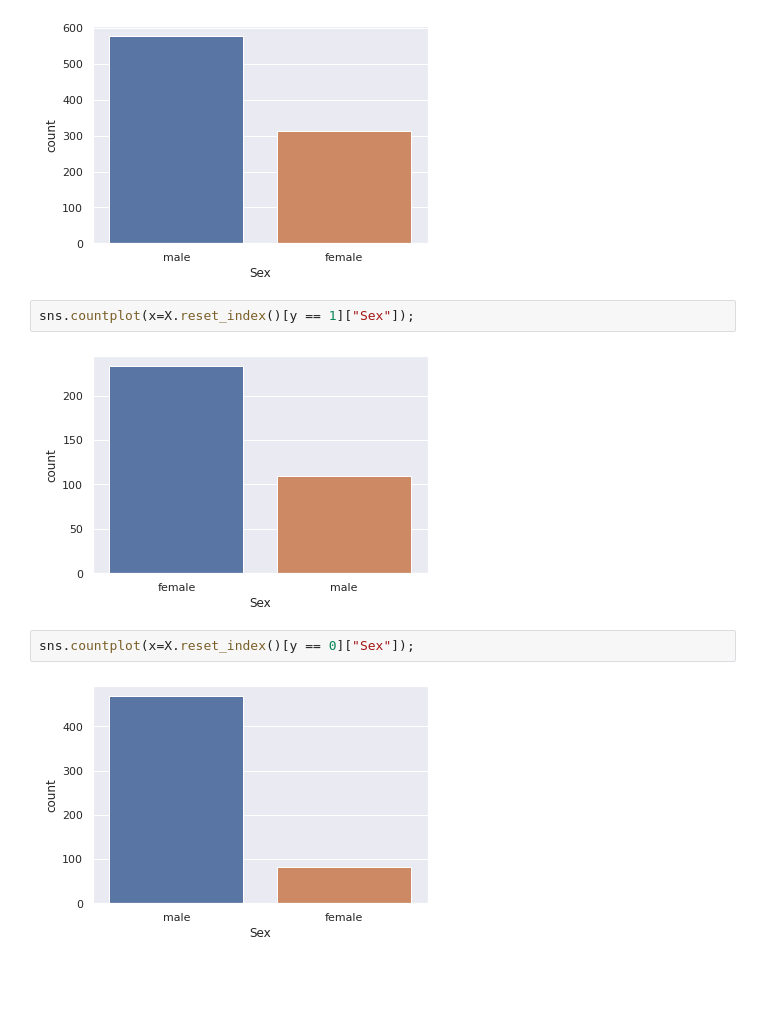
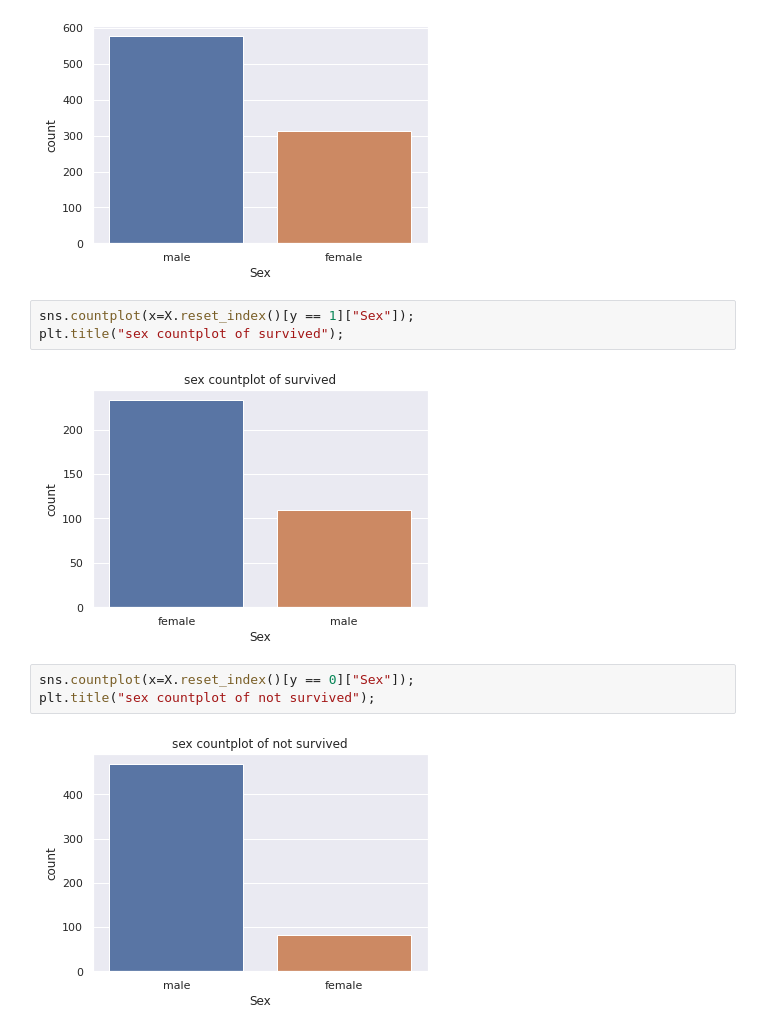
Before and after one commit to denisvivdenko/titanic_practice_dataset, a Jupyter notebook: EDA.ipynb, the cells around one changed output. Drawn from its saved outputs; the diff is of its cells as text; blank space fills up the shorter version.

```diff
--- a/EDA.ipynb
+++ b/EDA.ipynb
@@ -257,9 +262,11 @@ sns.countplot(x=X.Sex);
 [figure]
 # %%
 sns.countplot(x=X.reset_index()[y == 1]["Sex"]);
+plt.title("sex countplot of survived");
 # %% [output]
-[figure, old version]
+[figure, new version]
 # %%
 sns.countplot(x=X.reset_index()[y == 0]["Sex"]);
+plt.title("sex countplot of not survived");
 # %% [output]
-[figure, old version]
+[figure, new version]
```
Also changed, not shown: parts of 5 cells of this notebook.
